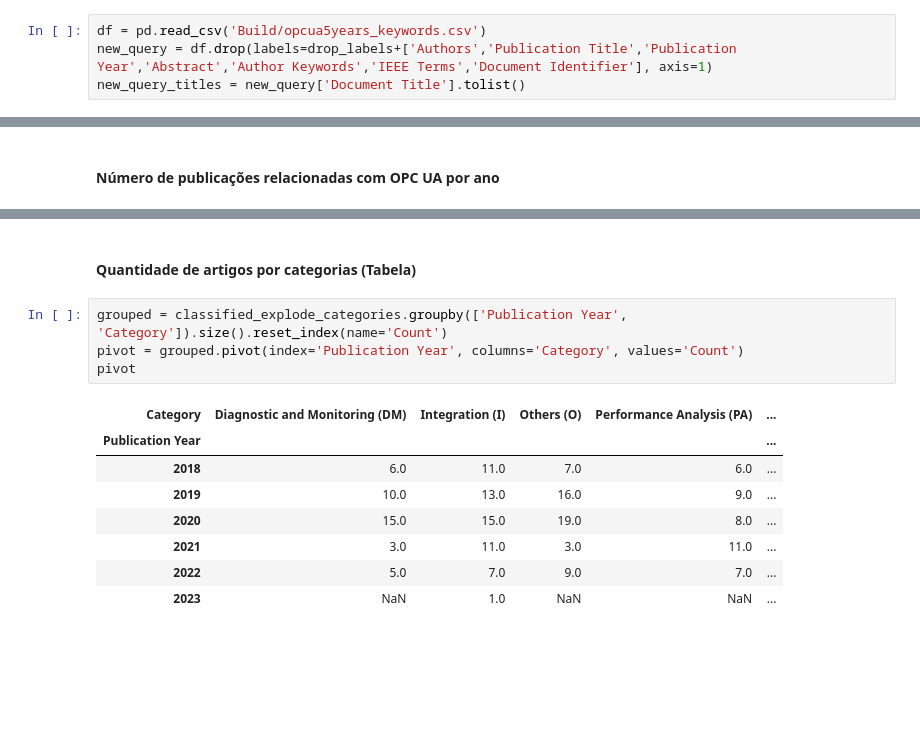
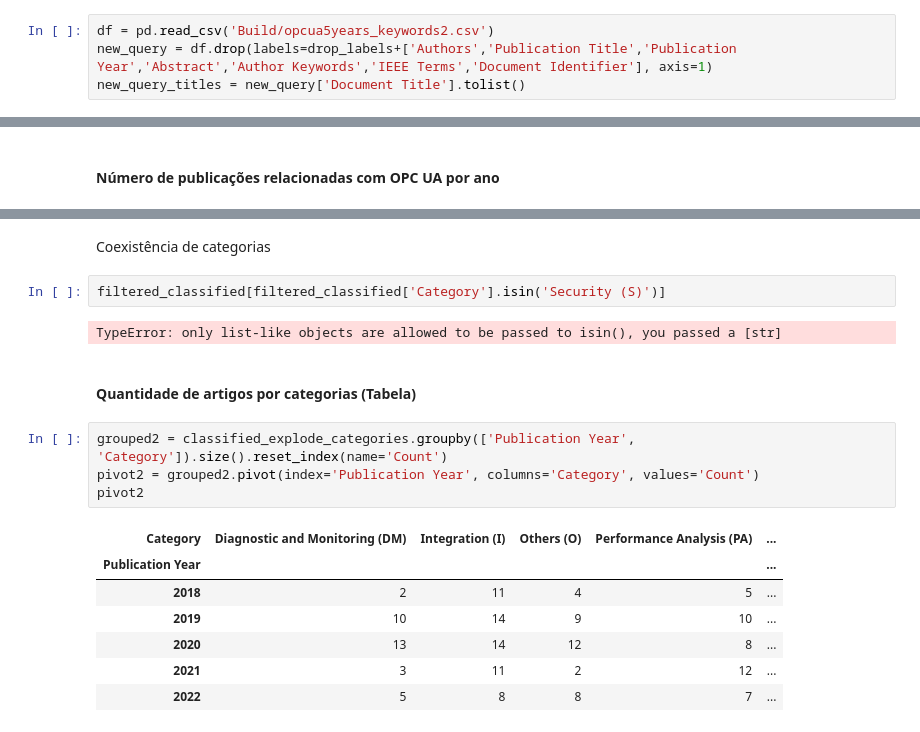
Before and after one commit to JonathanTSilva/FP-MastersDegree, a Jupyter notebook: artigoInduscon.ipynb, the cells around one changed output, grey strips where cells are left out. Cells and saved outputs as stored; diff of their text form; blank space fills up the shorter version.

```diff
--- a/artigoInduscon.ipynb
+++ b/artigoInduscon.ipynb
@@ -45,7 +45,7 @@ Base de dados obtida na segunda pesquisa, com os seguintes filtros:
 - Language: English
 - Date range: Last 5 years
 # %%
-df = pd.read_csv('Build/opcua5years_keywords.csv')
+df = pd.read_csv('Build/opcua5years_keywords2.csv')
 new_query = df.drop(labels=drop_labels+['Authors','Publication Title','Publication Year','Abstract','Author Keywords','IEEE Terms','Document Identifier'], axis=1)
 new_query_titles = new_query['Document Title'].tolist()
 # %% [markdown]
@@ -133,15 +207,20 @@ plt.show()
+# %% [markdown]
+Coexistência de categorias
+# %%
+filtered_classified[filtered_classified['Category'].isin('Security (S)')]
+# %% [output]
+TypeError: only list-like objects are allowed to be passed to isin(), you passed a [str]
 # %% [markdown]
 #### Quantidade de artigos por categorias (Tabela)
 # %%
-grouped = classified_explode_categories.groupby(['Publication Year', 'Category']).size().reset_index(name='Count')
-pivot = grouped.pivot(index='Publication Year', columns='Category', values='Count')
-pivot
+grouped2 = classified_explode_categories.groupby(['Publication Year', 'Category']).size().reset_index(name='Count')
+pivot2 = grouped2.pivot(index='Publication Year', columns='Category', values='Count')
+pivot2
 # %% [output]
 | Category | Diagnostic and Monitoring (DM) | Integration (I) | Others (O) | Performance Analysis (PA) | ... |
 | Publication Year |  |  |  |  | ... |
-| 2018 | 6.0 | 11.0 | 7.0 | 6.0 | ... |
-| 2019 | 10.0 | 13.0 | 16.0 | 9.0 | ... |
-| 2020 | 15.0 | 15.0 | 19.0 | 8.0 | ... |
-| 2021 | 3.0 | 11.0 | 3.0 | 11.0 | ... |
-| 2022 | 5.0 | 7.0 | 9.0 | 7.0 | ... |
-| 2023 | NaN | 1.0 | NaN | NaN | ... |
+| 2018 | 2 | 11 | 4 | 5 | ... |
+| 2019 | 10 | 14 | 9 | 10 | ... |
+| 2020 | 13 | 14 | 12 | 8 | ... |
+| 2021 | 3 | 11 | 2 | 12 | ... |
+| 2022 | 5 | 8 | 8 | 7 | ... |
```
Also changed, not shown: parts of 9 cells of this notebook, 3 other files.
